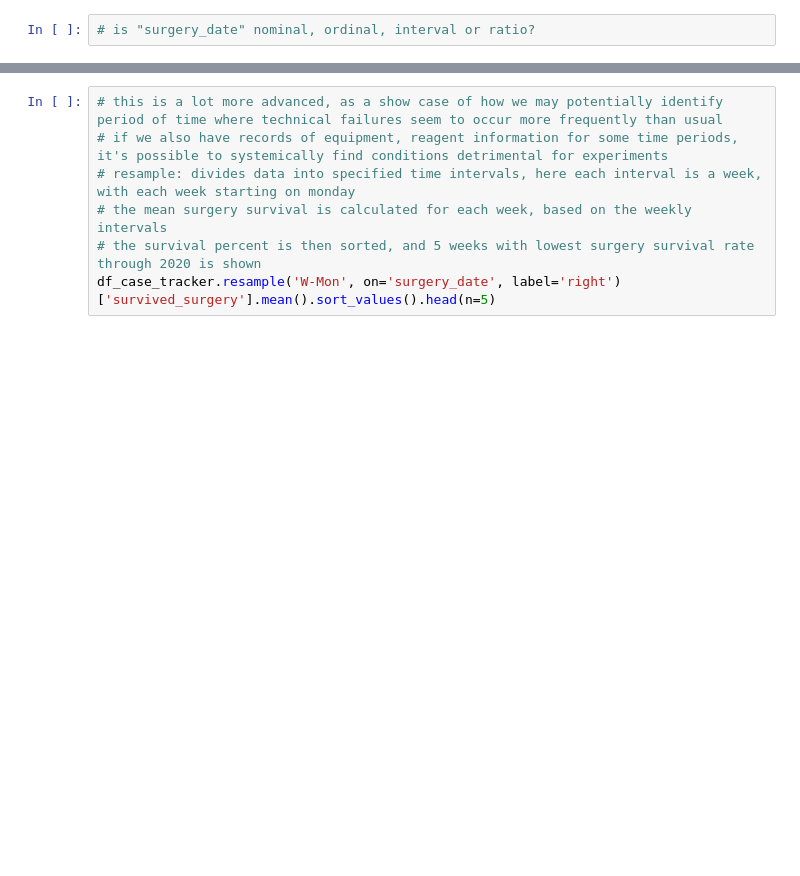
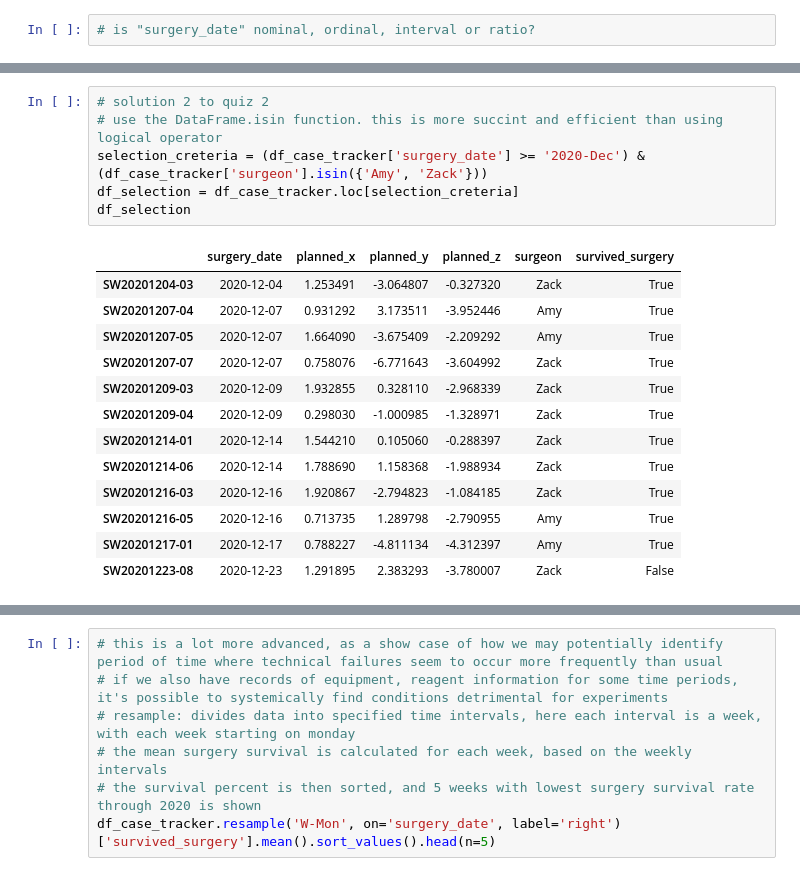
Before and after one commit to muyezhu/connectome, a Jupyter notebook: cic_skills_case_tracker.ipynb, the cells around one changed output, grey strips where cells are left out. Saved outputs shown, nothing was run; the diff lists cells and outputs as text; blank space fills up the shorter version.

```diff
--- a/cic_skills_case_tracker.ipynb
+++ b/cic_skills_case_tracker.ipynb
@@ -343,0 +501,20 @@ df_feb36
+# %%
+# solution 2 to quiz 2
+# use the DataFrame.isin function. this is more succint and efficient than using logical operator
+selection_creteria = (df_case_tracker['surgery_date'] >= '2020-Dec') & (df_case_tracker['surgeon'].isin({'Amy', 'Zack'}))
+df_selection = df_case_tracker.loc[selection_creteria]
+df_selection
+# %% [output]
+|  | surgery_date | planned_x | planned_y | planned_z | surgeon | survived_surgery |
+| SW20201204-03 | 2020-12-04 | 1.253491 | -3.064807 | -0.327320 | Zack | True |
+| SW20201207-04 | 2020-12-07 | 0.931292 | 3.173511 | -3.952446 | Amy | True |
+| SW20201207-05 | 2020-12-07 | 1.664090 | -3.675409 | -2.209292 | Amy | True |
+| SW20201207-07 | 2020-12-07 | 0.758076 | -6.771643 | -3.604992 | Zack | True |
+| SW20201209-03 | 2020-12-09 | 1.932855 | 0.328110 | -2.968339 | Zack | True |
+| SW20201209-04 | 2020-12-09 | 0.298030 | -1.000985 | -1.328971 | Zack | True |
+| SW20201214-01 | 2020-12-14 | 1.544210 | 0.105060 | -0.288397 | Zack | True |
+| SW20201214-06 | 2020-12-14 | 1.788690 | 1.158368 | -1.988934 | Zack | True |
+| SW20201216-03 | 2020-12-16 | 1.920867 | -2.794823 | -1.084185 | Zack | True |
+| SW20201216-05 | 2020-12-16 | 0.713735 | 1.289798 | -2.790955 | Amy | True |
+| SW20201217-01 | 2020-12-17 | 0.788227 | -4.811134 | -4.312397 | Amy | True |
+| SW20201223-08 | 2020-12-23 | 1.291895 | 2.383293 | -3.780007 | Zack | False |
```
Also changed, not shown: parts of 21 cells of this notebook.
